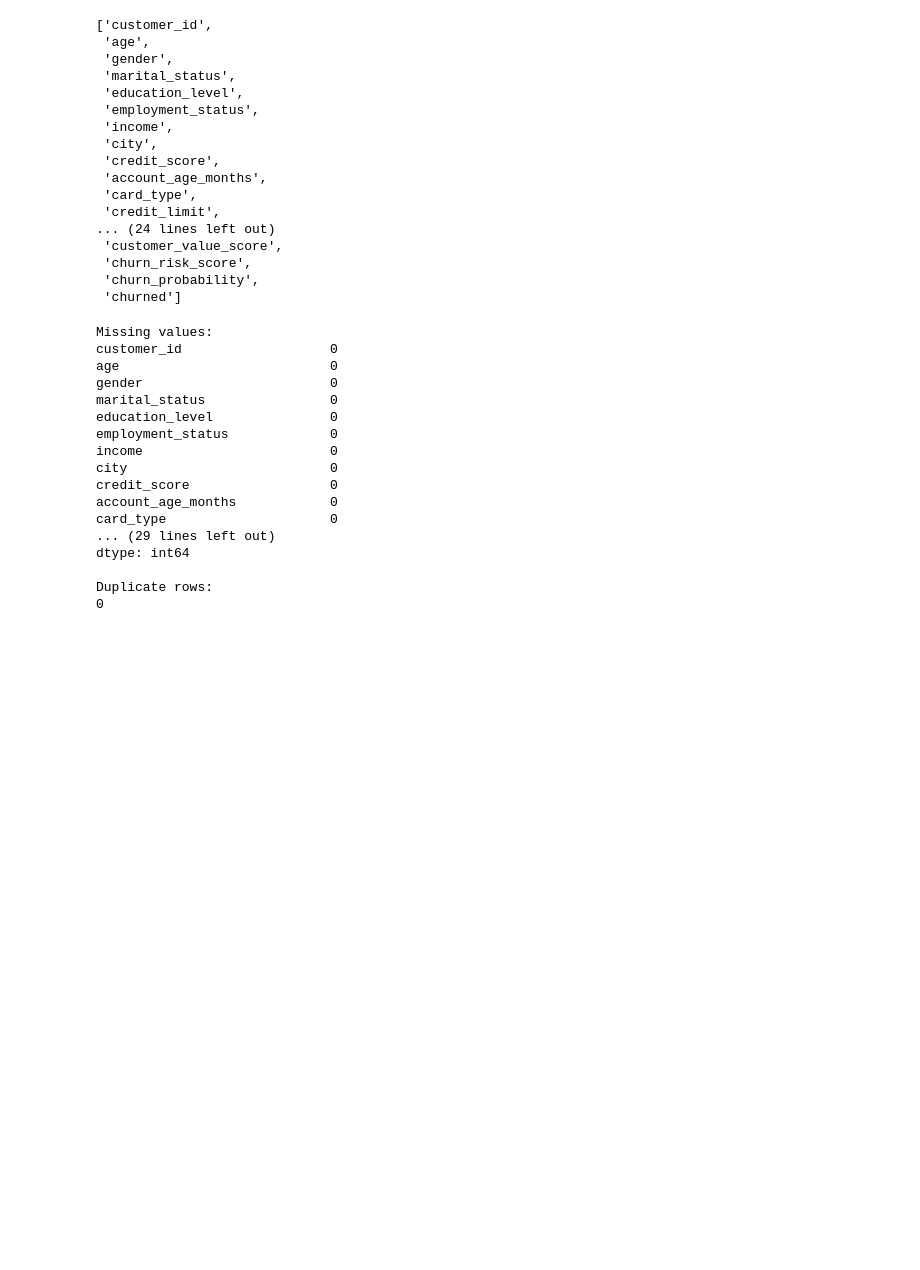
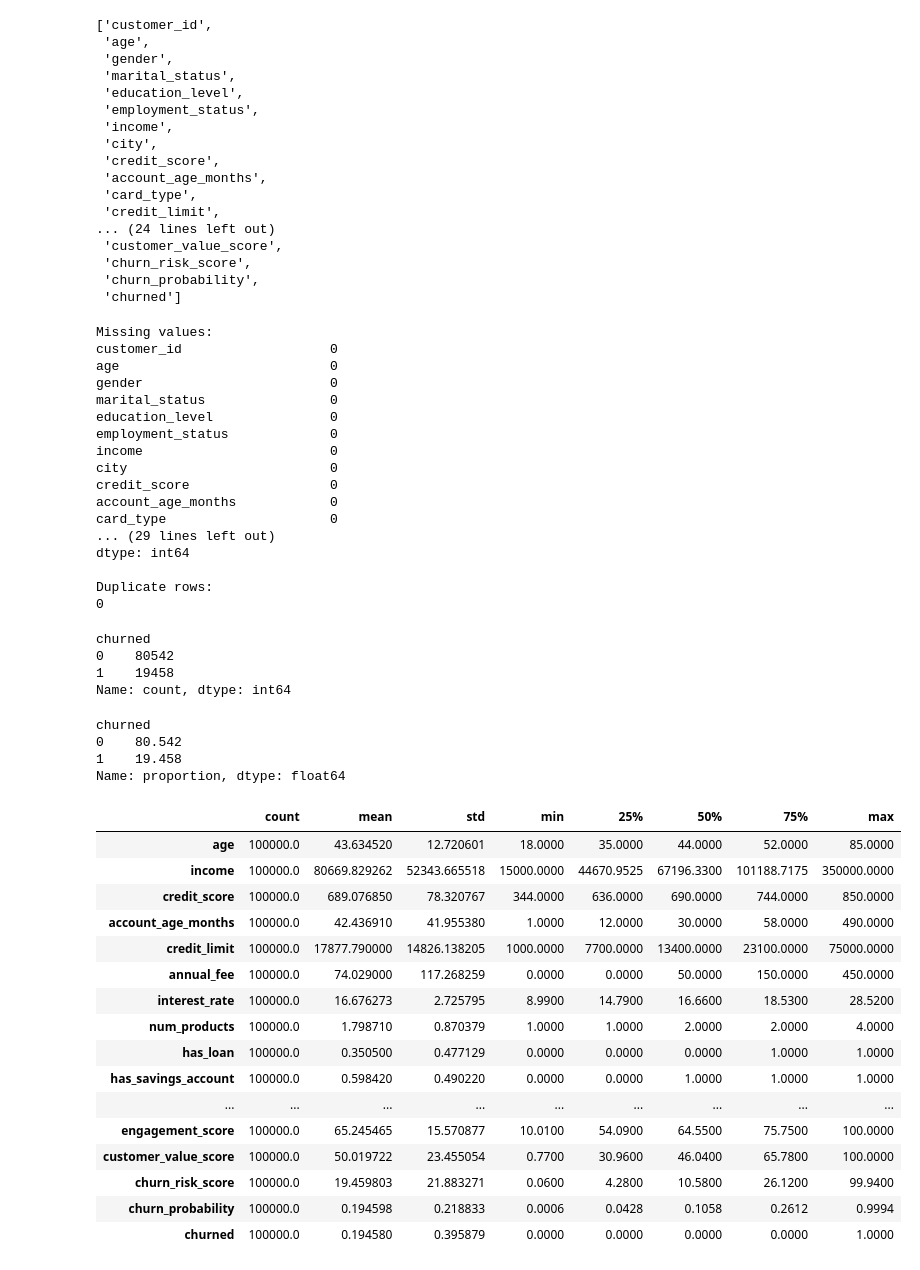
Before and after one commit to DataByThinh/credit-card-churn-retention-analytics, a Jupyter notebook: notebook/01_data_audit.ipynb, the cells around one changed output. Saved outputs shown, nothing was run; the diff lists cells and outputs as text; code cells hidden in the pictures; blank space fills up the shorter version.

```diff
--- a/notebook/01_data_audit.ipynb
+++ b/notebook/01_data_audit.ipynb
@@ -78,3 +78,37 @@ dtype: int64
 
 Duplicate rows:
 0
+# %%
+df["churned"].value_counts()
+# %% [output]
+churned
+0    80542
+1    19458
+Name: count, dtype: int64
+# %%
+df["churned"].value_counts(normalize=True) * 100
+# %% [output]
+churned
+0    80.542
+1    19.458
+Name: proportion, dtype: float64
+# %%
+df.describe().T
+# %% [output]
+|  | count | mean | std | min | 25% | 50% | 75% | max |
+| age | 100000.0 | 43.634520 | 12.720601 | 18.0000 | 35.0000 | 44.0000 | 52.0000 | 85.0000 |
+| income | 100000.0 | 80669.829262 | 52343.665518 | 15000.0000 | 44670.9525 | 67196.3300 | 101188.7175 | 350000.0000 |
+| credit_score | 100000.0 | 689.076850 | 78.320767 | 344.0000 | 636.0000 | 690.0000 | 744.0000 | 850.0000 |
+| account_age_months | 100000.0 | 42.436910 | 41.955380 | 1.0000 | 12.0000 | 30.0000 | 58.0000 | 490.0000 |
+| credit_limit | 100000.0 | 17877.790000 | 14826.138205 | 1000.0000 | 7700.0000 | 13400.0000 | 23100.0000 | 75000.0000 |
+| annual_fee | 100000.0 | 74.029000 | 117.268259 | 0.0000 | 0.0000 | 50.0000 | 150.0000 | 450.0000 |
+| interest_rate | 100000.0 | 16.676273 | 2.725795 | 8.9900 | 14.7900 | 16.6600 | 18.5300 | 28.5200 |
+| num_products | 100000.0 | 1.798710 | 0.870379 | 1.0000 | 1.0000 | 2.0000 | 2.0000 | 4.0000 |
+| has_loan | 100000.0 | 0.350500 | 0.477129 | 0.0000 | 0.0000 | 0.0000 | 1.0000 | 1.0000 |
+| has_savings_account | 100000.0 | 0.598420 | 0.490220 | 0.0000 | 0.0000 | 1.0000 | 1.0000 | 1.0000 |
+| ... | ... | ... | ... | ... | ... | ... | ... | ... |
+| engagement_score | 100000.0 | 65.245465 | 15.570877 | 10.0100 | 54.0900 | 64.5500 | 75.7500 | 100.0000 |
+| customer_value_score | 100000.0 | 50.019722 | 23.455054 | 0.7700 | 30.9600 | 46.0400 | 65.7800 | 100.0000 |
+| churn_risk_score | 100000.0 | 19.459803 | 21.883271 | 0.0600 | 4.2800 | 10.5800 | 26.1200 | 99.9400 |
+| churn_probability | 100000.0 | 0.194598 | 0.218833 | 0.0006 | 0.0428 | 0.1058 | 0.2612 | 0.9994 |
+| churned | 100000.0 | 0.194580 | 0.395879 | 0.0000 | 0.0000 | 0.0000 | 0.0000 | 1.0000 |
```
Also changed, not shown: parts of 4 cells of this notebook.
